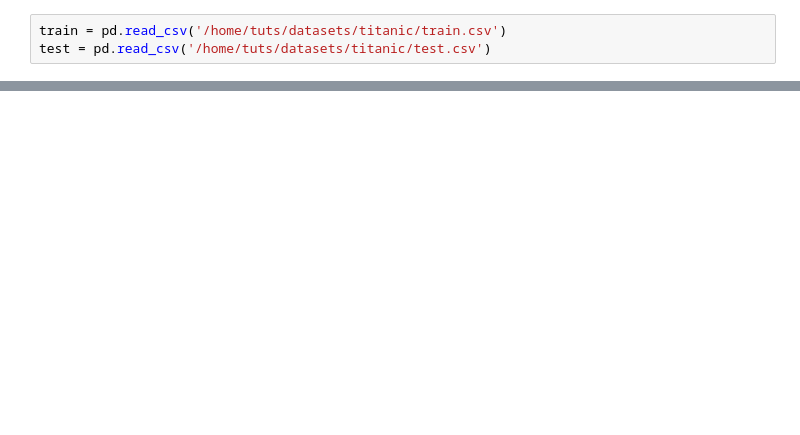
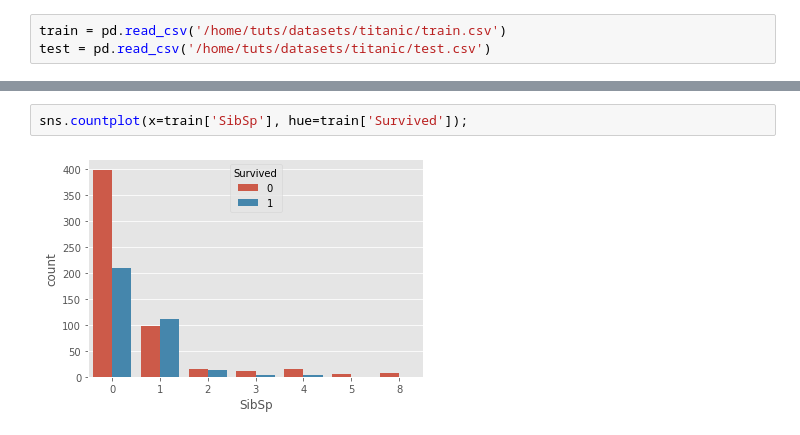
Before and after one commit to tutss/kaggle, a Jupyter notebook: competitions/titanic/eda.ipynb, the cells around one changed output, grey strips where cells are left out. Cells and saved outputs as stored; diff of their text form; blank space fills up the shorter version.

```diff
--- a/competitions/titanic/eda.ipynb
+++ b/competitions/titanic/eda.ipynb
@@ -328,0 +32,4 @@ test.head()
+# %%
+sns.countplot(x=train['SibSp'], hue=train['Survived']);
+# %% [output]
+[figure, added]
```
Also changed, not shown: parts of 53 cells of this notebook, 1 other file.
